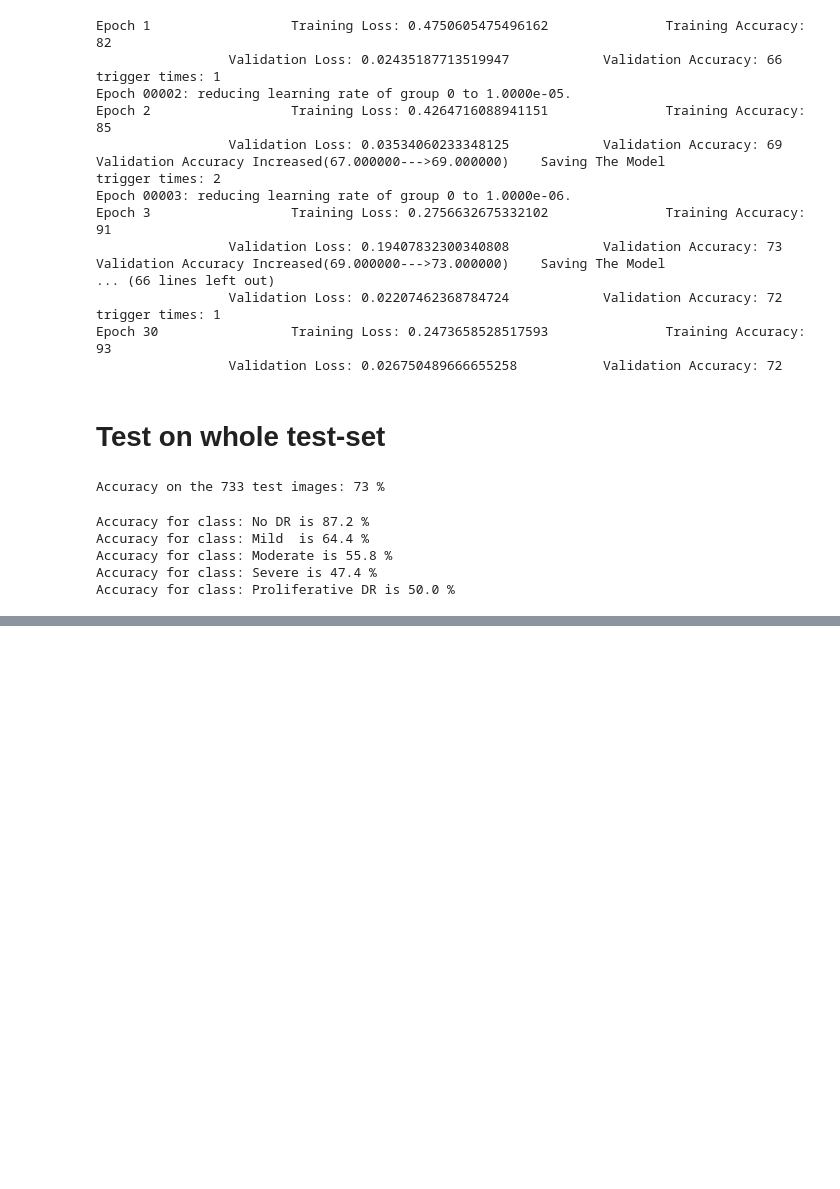
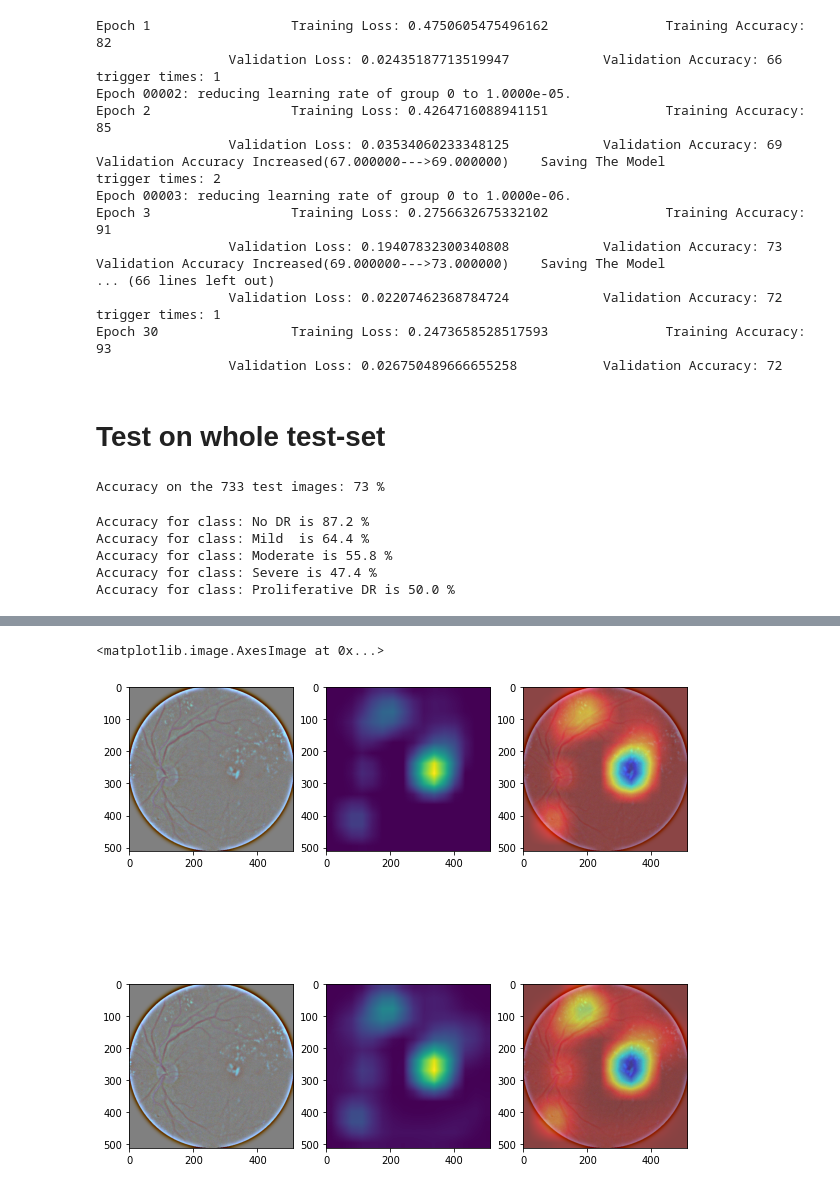
Before and after one commit to mawady/msc-retinalrecog, a Jupyter notebook: ResNet_prep2.ipynb, the cells around one changed output, grey strips where cells are left out. Cells and saved outputs as stored; diff of their text form; code cells hidden in the pictures; blank space fills up the shorter version.

Commit message:
+ GradCAM and GradCAM++

```diff
--- a/ResNet_prep2.ipynb
+++ b/ResNet_prep2.ipynb
@@ -527,0 +549,57 @@ Accuracy for class: Proliferative DR is 50.0 %
+# %%
+from pytorch_grad_cam import GradCAM, GradCAMPlusPlus
+from pytorch_grad_cam.utils.image import show_cam_on_image, preprocess_image
+
+model = torch.load(MODEL_PATH).to(device)
+
+model.eval()
+
+target_layers = [model.layer4[-1]]
+cam = GradCAM(model=model, target_layers=target_layers, use_cuda=True)
+
+rgb_img = cv2.imread(PREP_PATH + "0cb14014117d.png", cv2.COLOR_BGR2RGB)[:, :, ::-1]
+rgb_img = cv2.resize(rgb_img, (IMG_SIZE, IMG_SIZE))
+rgb_img = np.float32(rgb_img) / 255
+input_tensor = preprocess_image(rgb_img, mean=[0.5, 0.5, 0.5], std=[0.5, 0.5, 0.5])
+
+# If None, returns the map for the highest scoring category.
+# Otherwise, targets the requested category.
+targets = None
+
+grayscale_cam = cam(input_tensor=input_tensor, targets=targets , eigen_smooth=False, aug_smooth=False)
+
+# Here grayscale_cam has only one image in the batch
+grayscale_cam = grayscale_cam[0, :]
+
+cam_image = show_cam_on_image(rgb_img, grayscale_cam)
+
+camPP = GradCAMPlusPlus(model=model, target_layers=target_layers, use_cuda=True)
+
+rgb_img = cv2.imread(PREP_PATH + "0cb14014117d.png", cv2.COLOR_BGR2RGB)[:, :, ::-1]
+rgb_img = cv2.resize(rgb_img, (IMG_SIZE, IMG_SIZE))
+rgb_img = np.float32(rgb_img) / 255
+input_tensor = preprocess_image(rgb_img, mean=[0.5, 0.5, 0.5], std=[0.5, 0.5, 0.5])
+
+# If None, returns the map for the highest scoring category.
+# Otherwise, targets the requested category.
+targets = None
+
+grayscale_camPP = camPP(input_tensor=input_tensor, targets=targets , eigen_smooth=False, aug_smooth=False)
+
+# Here grayscale_cam has only one image in the batch
+grayscale_camPP = grayscale_camPP[0, :]
+
+cam_imagePP = show_cam_on_image(rgb_img, grayscale_camPP)
+
+plt.rcParams["figure.figsize"] = (10,10)
+fig, ax = plt.subplots(2,3)
+
+ax[0,0].imshow(rgb_img)
+ax[0,1].imshow(grayscale_cam)
+ax[0,2].imshow(cam_image)
+ax[1,0].imshow(rgb_img)
+ax[1,1].imshow(grayscale_camPP)
+ax[1,2].imshow(cam_imagePP)
+# %% [output]
+<matplotlib.image.AxesImage at 0x...>
+[figure, added]
```
Also changed, not shown: parts of 1 cell of this notebook.
